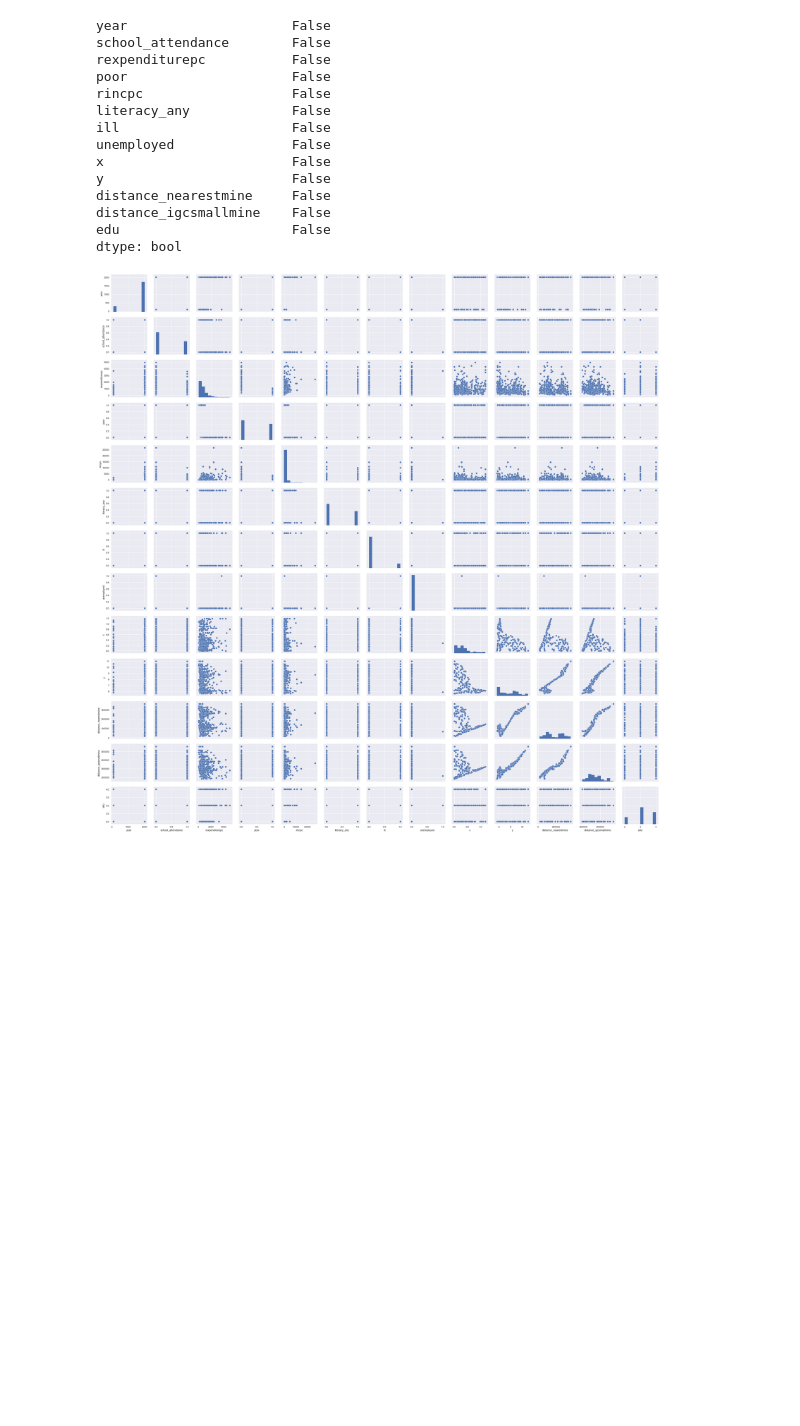
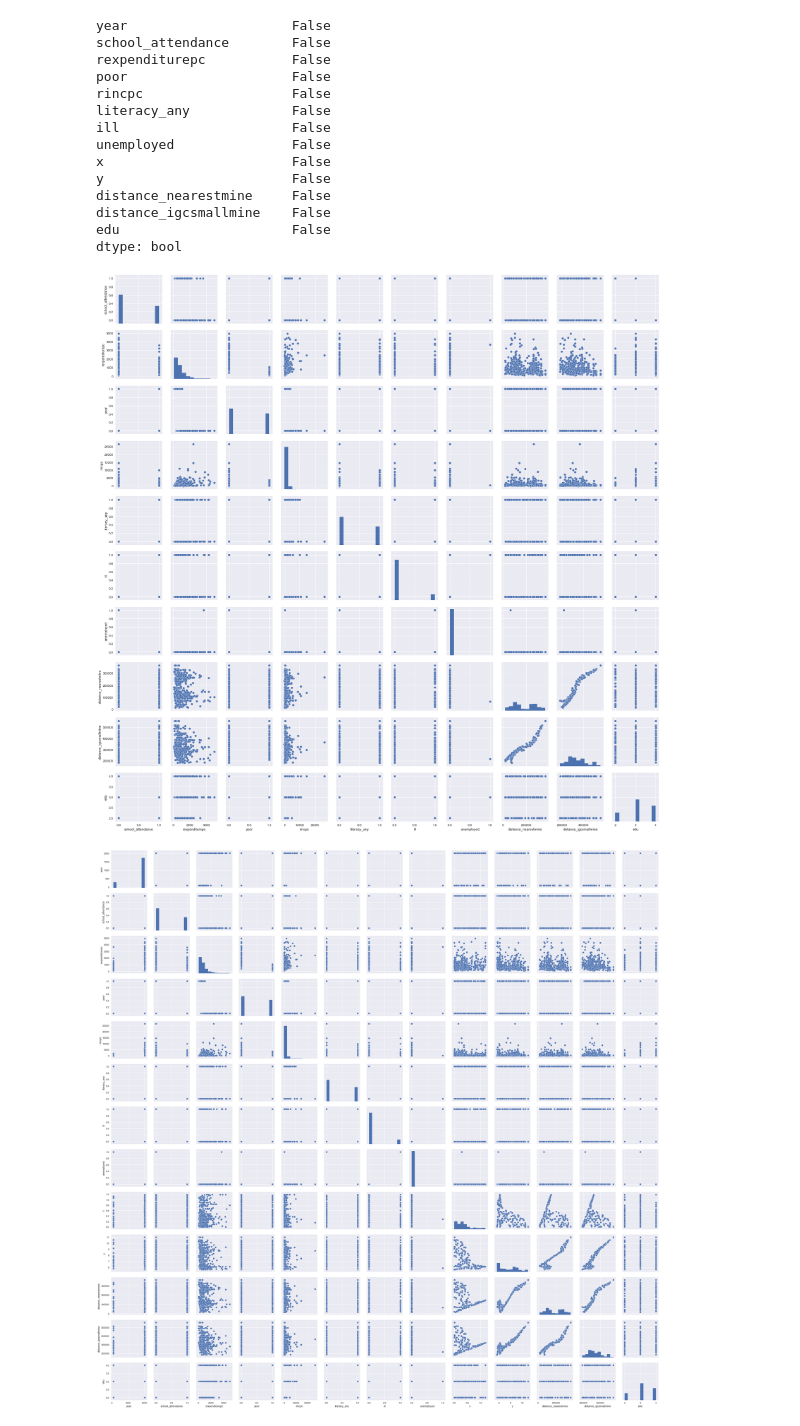
Before and after one commit to oliviak/ghanamines, a Jupyter notebook: Illegal Mines Corr.ipynb, the cells around one changed output. Drawn from its saved outputs; the diff is of its cells as text; code cells hidden in the pictures; blank space fills up the shorter version.

Commit message:
scatter plot on fewer columns

```diff
--- a/Illegal Mines Corr.ipynb
+++ b/Illegal Mines Corr.ipynb
@@ -482,6 +482,16 @@ distance_nearestmine     False
 distance_igcsmallmine    False
 edu                      False
 dtype: bool
+# %%
+sns.set()
+cols = list(df9)
+cols.remove('x')
+cols.remove('y')
+cols.remove('year')
+sns.pairplot(df9[cols], size=2.5)
+plt.show()
+# %% [output]
+[figure, added]
 # %%
 # scatterplot
 sns.set()
```
